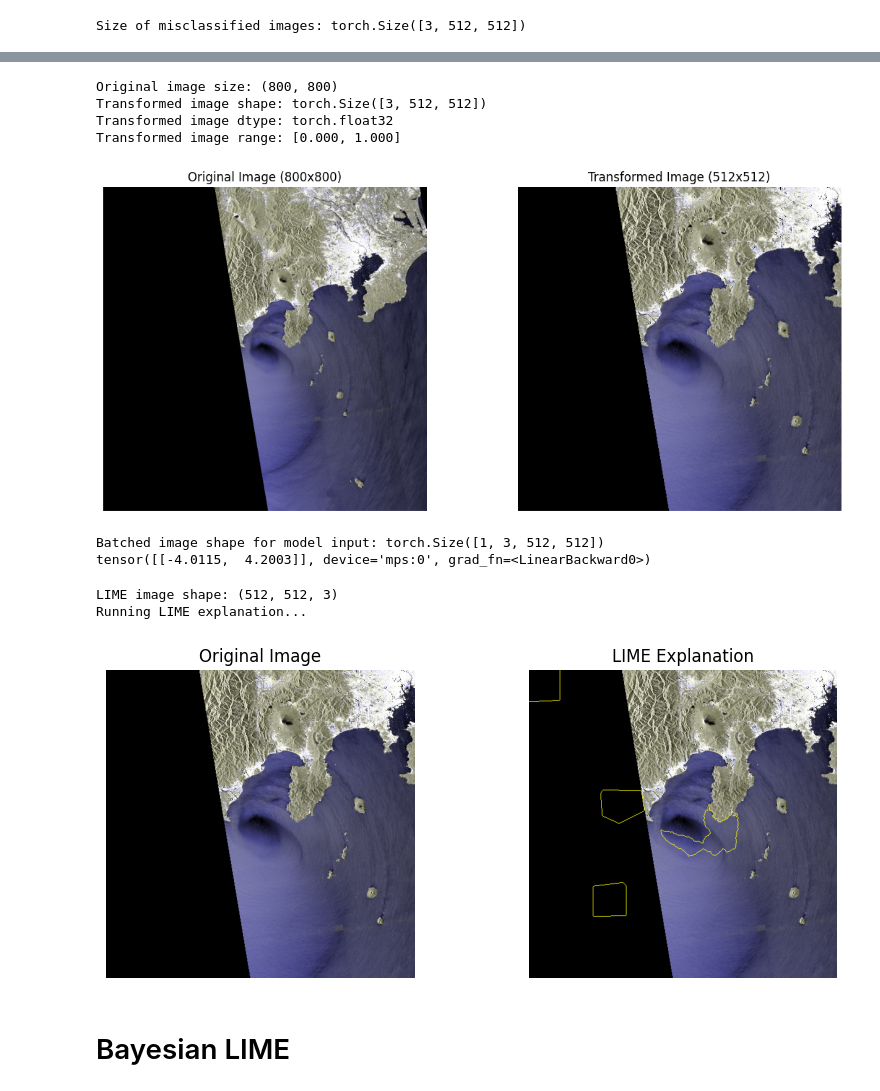
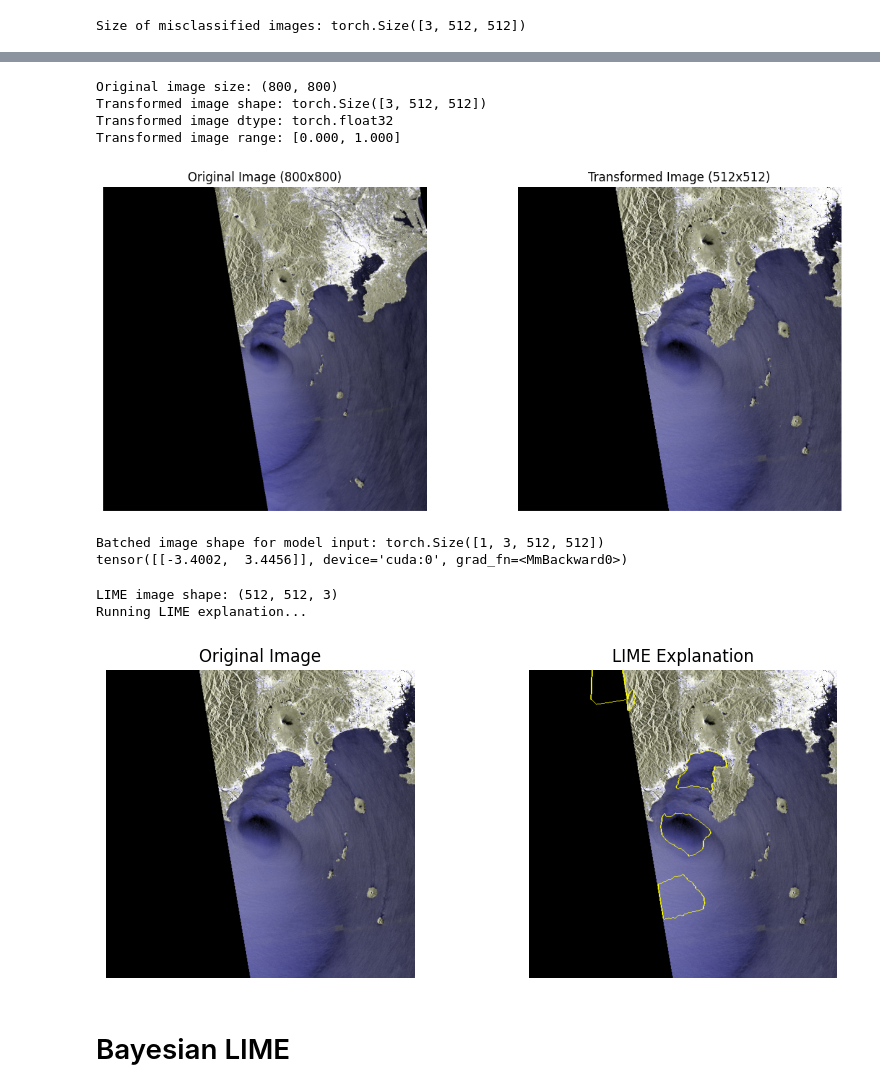
Before and after one commit to Grometton/Interpretability-Polar-Lows, a Jupyter notebook: notebooks/explanations.ipynb, the cells around one changed output, grey strips where cells are left out. Drawn from its saved outputs; the diff is of its cells as text; code cells hidden in the pictures.

```diff
--- a/notebooks/explanations.ipynb
+++ b/notebooks/explanations.ipynb
@@ -48,9 +52,10 @@ import networkx as nx
 # %%
-#test_dir = '/home/nlfrx7981/uncertainty/data/polar-lows/test'
-#train_dir = '/home/nlfrx7981/uncertainty/data/polar-lows/train'
+test_dir = '/home/nlfrx7981/uncertainty/data/polar-lows/test'
+train_dir = '/home/nlfrx7981/uncertainty/data/polar-lows/train'
 
-test_dir = '/Users/nicologrometto/Documents/interpretability/data/test'
-train_dir = '/Users/nicologrometto/Documents/interpretability/data/train'
+# for local experiments
+# test_dir = '/Users/nicologrometto/Documents/interpretability/data/test'
+# train_dir = '/Users/nicologrometto/Documents/interpretability/data/train'
 
 device = get_device('auto')
 print(device)
@@ -66,8 +71,10 @@ print(class_to_idx_dict)
 
 # Load the best model weights
 model = XceptionCustom(input_channels=3)
-#model.load_state_dict(torch.load('../src/outputs/20.08.25_polar_lows_customex.pth'))
-model.load_state_dict(torch.load('../models_local/trained_base_model.pth'))
+model.load_state_dict(torch.load('../src/outputs/20.08.25_polar_lows_customex.pth'))
+
+# for local experiments
+# model.load_state_dict(torch.load('../models_local/trained_base_model.pth'))
 
 
 # evaluate model
@@ -174,7 +181,7 @@ Transformed image dtype: torch.float32
 Transformed image range: [0.000, 1.000]
 [figure]
 Batched image shape for model input: torch.Size([1, 3, 512, 512])
-tensor([[-4.0115,  4.2003]], device='mps:0', grad_fn=<LinearBackward0>)
+tensor([[-3.4002,  3.4456]], device='cuda:0', grad_fn=<MmBackward0>)
 # %%
 ########
 ### COMPLETE LIME IMPLEMENTATION
@@ -260,35 +267,35 @@ explanation = explainer_standard.explain_instance(
     lime_image_np,  # Use numpy array instead of tensor
     batch_predict,  # Updated prediction function
     top_labels=2,   # For binary classification
-    num_samples=100,
+    num_samples=1000,
     segmentation_fn=custom_slic_segmentation
 )
 
 temp, mask = explanation.get_image_and_mask(explanation.top_labels[0], # extract top class by prediction confidence
                                             positive_only=True,
                                             num_features=5,
                                             hide_rest=False)
 '''
 note: LIME doesn't automatically split the features 50/50 between positive and negative contributions.
 Instead, it selects the 10 most important features overall (by abs value) regardless of whether they're positive or negative contributions.
 '''
 img_boundry = mark_boundaries(temp/255.0, mask)
 
 plt.figure(figsize=(10, 4))
 plt.subplot(1, 2, 1)
 plt.imshow(np.array(lime_image_np))
 plt.title('Original Image')
 plt.axis('off')
 
 plt.subplot(1, 2, 2)
 plt.imshow(img_boundry)
 plt.title('LIME Explanation')
 plt.axis('off')
 plt.show()
 # %% [output]
 LIME image shape: (512, 512, 3)
 Running LIME explanation...
-[figure, old version]
+[figure, new version]
 # %% [markdown]
 # Bayesian LIME
 # %%
```
Also changed, not shown: parts of 11 cells of this notebook.
